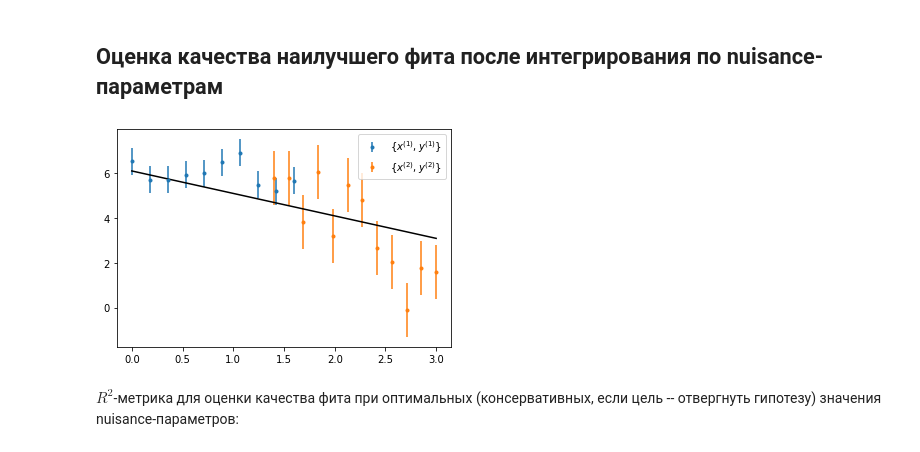
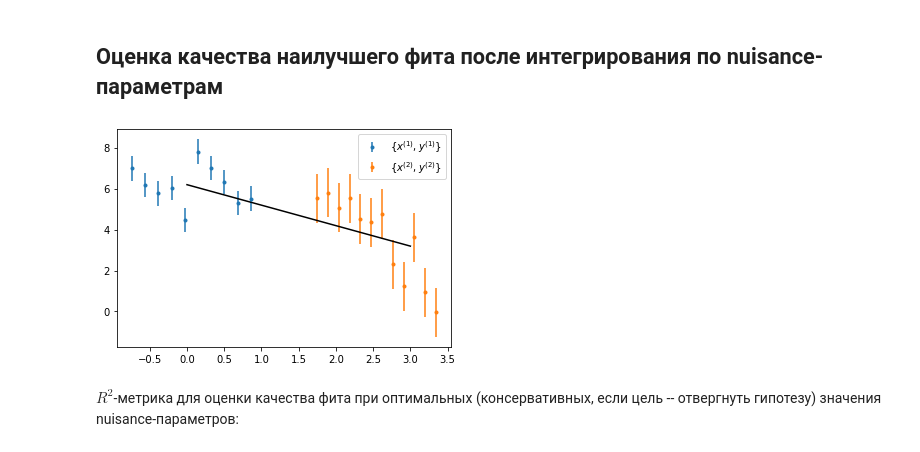
Before and after one commit to nj-vs-vh/kill-basic-hadronic-model, a Jupyter notebook: method-demo.ipynb, the cells around one changed output. Drawn from its saved outputs; the diff is of its cells as text; code cells hidden in the pictures.

Commit message:
final plot fixed with delta xes

```diff
--- a/method-demo.ipynb
+++ b/method-demo.ipynb
@@ -143,17 +143,17 @@ delta_x_2_est = delta_x_2_sample.mean()
 # %%
 fig, ax = plt.subplots()
 
-ax.errorbar(x_1, y_1, yerr=sigma_1, fmt='.', label="${ \{ x^{(1)}, y^{(1)} \} }$")
-ax.errorbar(x_2, y_2, yerr=sigma_2, fmt='.', label="${ \{ x^{(2)}, y^{(2)} \} }$")
+ax.errorbar(x_1 + delta_x_1_est, y_1, yerr=sigma_1, fmt='.', label="${ \{ x^{(1)}, y^{(1)} \} }$")
+ax.errorbar(x_2 + delta_x_2_est, y_2, yerr=sigma_2, fmt='.', label="${ \{ x^{(2)}, y^{(2)} \} }$")
 
 est_x = np.linspace(x_1.min(), x_2.max(), 3)
 est_y = k_est - est_x
 ax.plot(est_x, est_y, 'k-')
 
 ax.legend()
 plt.show()
 # %% [output]
-[figure, old version]
+[figure, new version]
 # %%
 from sklearn.metrics import r2_score
 # %%
```
Also changed, not shown: parts of 4 cells of this notebook.
